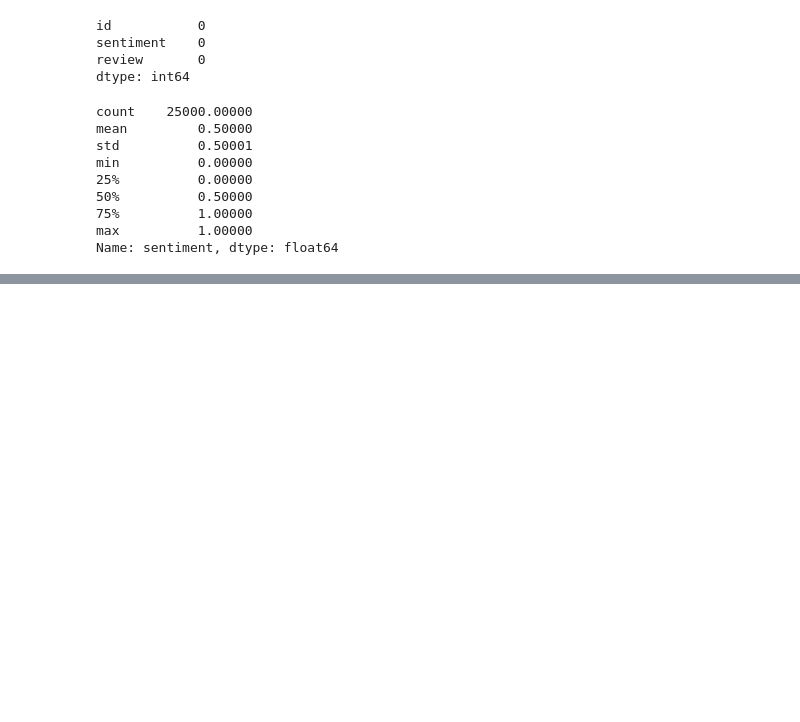
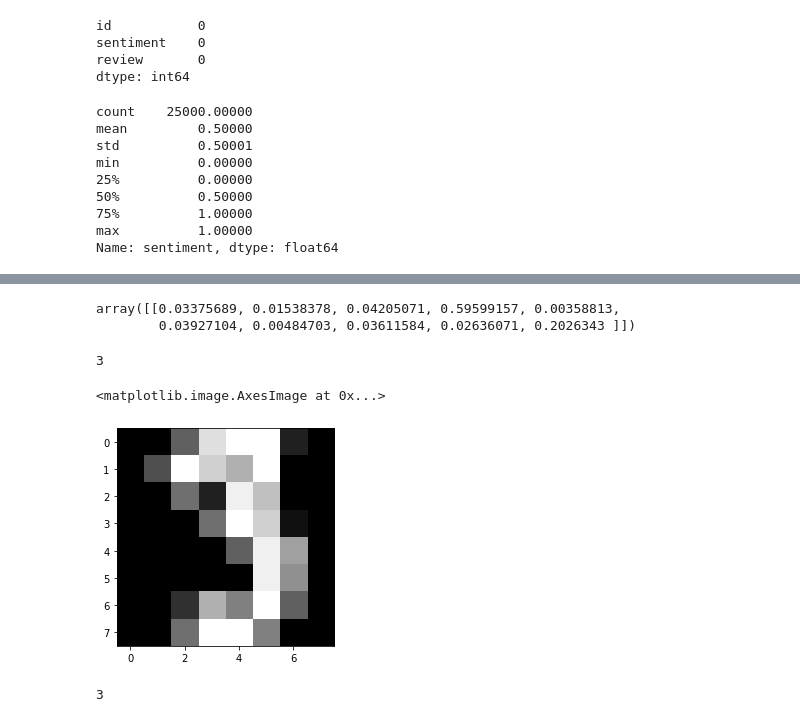
Before and after one commit to AIAcademyBatchH/Machine-Learning, a Jupyter notebook: Logistic_Regression/logreg_class_handson_2.ipynb, the cells around one changed output, grey strips where cells are left out. Saved outputs shown, nothing was run; the diff lists cells and outputs as text; code cells hidden in the pictures; blank space fills up the shorter version.

```diff
--- a/Logistic_Regression/logreg_class_handson_2.ipynb
+++ b/Logistic_Regression/logreg_class_handson_2.ipynb
@@ -482,0 +762,5 @@ Name: sentiment, dtype: float64
+# %%
+X = pixel_values/255.0
+y = image_lables[0]
+# %%
+Xtrain, Xtest, ytrain, ytest = train_test_split(X,y,test_size=0.2,random_state=400)
@@ -482,0 +801,18 @@ Name: sentiment, dtype: float64
+# %%
+mod.predict_proba(Xtest.iloc[0].values.reshape(1,-1))
+# %% [output]
+array([[0.03375689, 0.01538378, 0.04205071, 0.59599157, 0.00358813,
+        0.03927104, 0.00484703, 0.03611584, 0.02636071, 0.2026343 ]])
+# %%
+np.argmax(mod.predict_proba(Xtest.iloc[0].values.reshape(1,-1)))
+# %% [output]
+3
+# %%
+plt.imshow(np.array(Xtest.iloc[0]).reshape(8,8),cmap='gray')
+# %% [output]
+<matplotlib.image.AxesImage at 0x...>
+[figure, added]
+# %%
+ytest.iloc[0]
+# %% [output]
+3
```
Also changed, not shown: parts of 49 cells of this notebook.
